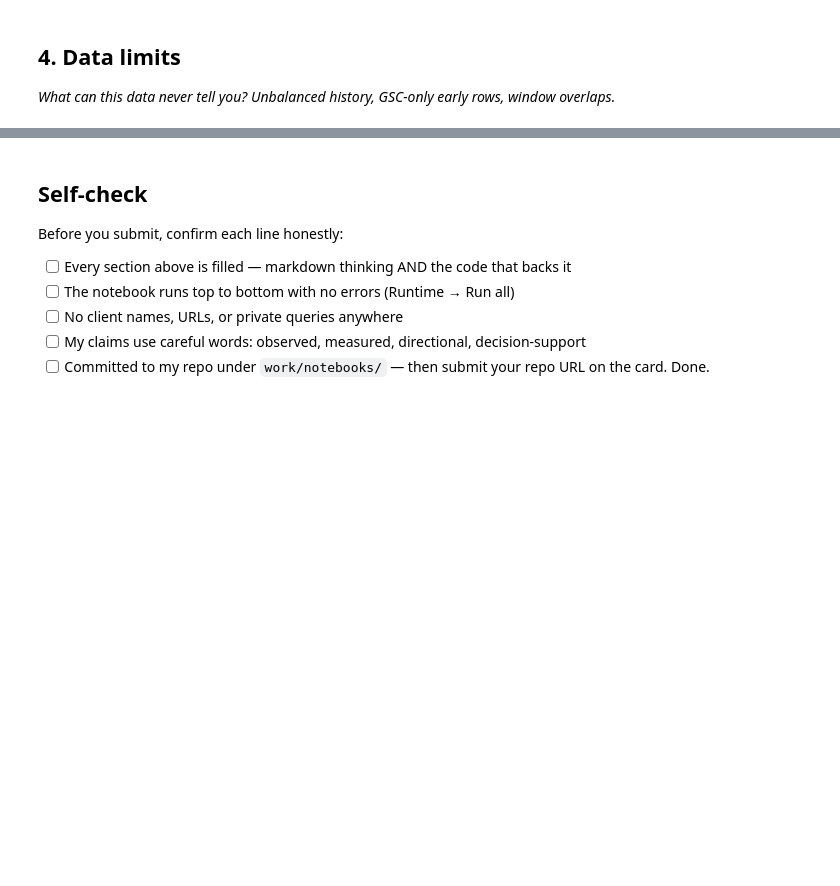
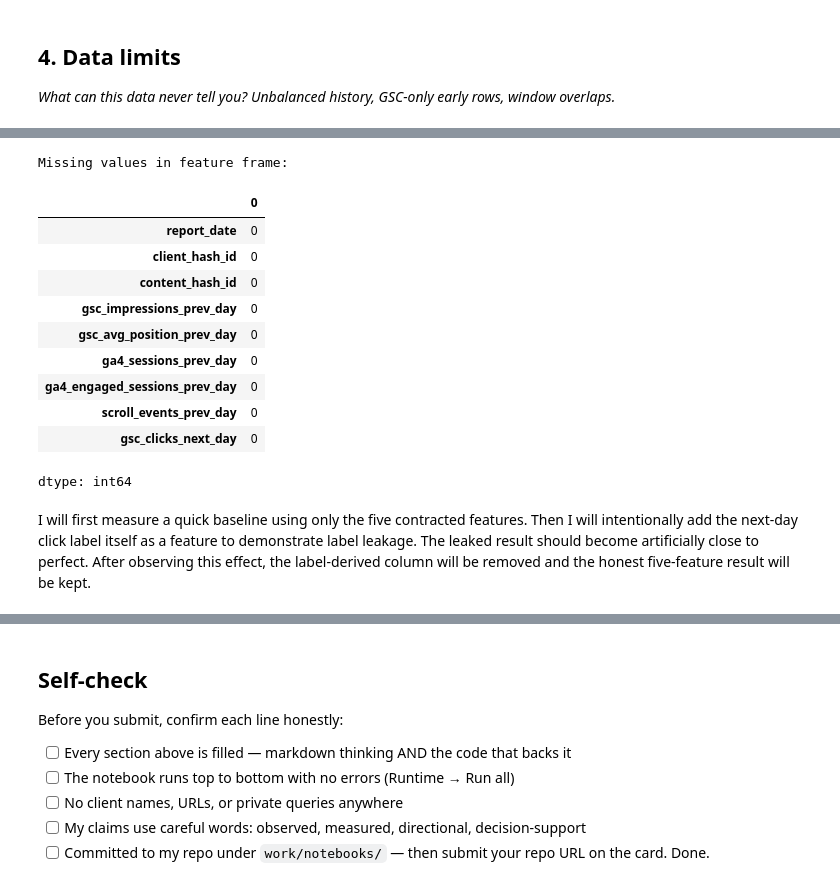
Before and after one commit to qurban-12/ML_internship_Qurban, a Jupyter notebook: work/notebooks/w03_data_contract.ipynb, the cells around one changed output, grey strips where cells are left out. Cells and saved outputs as stored; diff of their text form; code cells hidden in the pictures; blank space fills up the shorter version.

```diff
--- a/work/notebooks/w03_data_contract.ipynb
+++ b/work/notebooks/w03_data_contract.ipynb
@@ -15,0 +32,10 @@ This skeleton is yours to fill. Work the sections **in order** — each one has
+# %%
+from huggingface_hub import list_repo_files
+
+repo_id = "FlyRank/internship-warehouse"
+repo_type = "dataset"
+
+files = list_repo_files(repo_id=repo_id, repo_type=repo_type)
+
+print("Number of files:", len(files))
+print("\n".join(files[:20]))
@@ -33,0 +302,21 @@ This skeleton is yours to fill. Work the sections **in order** — each one has
+# %%
+print("Missing values in feature frame:")
+
+missing_values = feature_frame.isna().sum()
+
+display(missing_values)
+# %% [output]
+Missing values in feature frame:
+|  | 0 |
+| report_date | 0 |
+| client_hash_id | 0 |
+| content_hash_id | 0 |
+| gsc_impressions_prev_day | 0 |
+| gsc_avg_position_prev_day | 0 |
+| ga4_sessions_prev_day | 0 |
+| ga4_engaged_sessions_prev_day | 0 |
+| scroll_events_prev_day | 0 |
+| gsc_clicks_next_day | 0 |
+dtype: int64
+# %% [markdown]
+I will first measure a quick baseline using only the five contracted features. Then I will intentionally add the next-day click label itself as a feature to demonstrate label leakage. The leaked result should become artificially close to perfect. After observing this effect, the label-derived column will be removed and the honest five-feature result will be kept.
```
Also changed, not shown: parts of 24 cells of this notebook.
